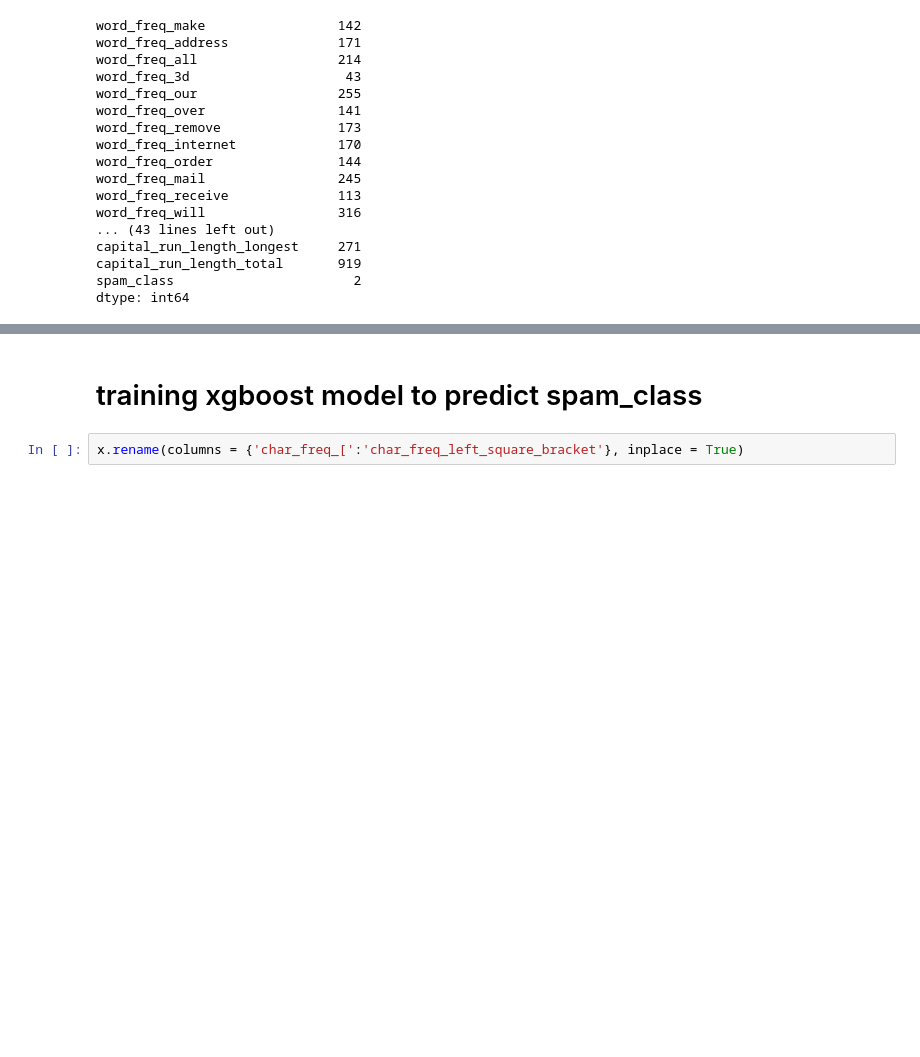
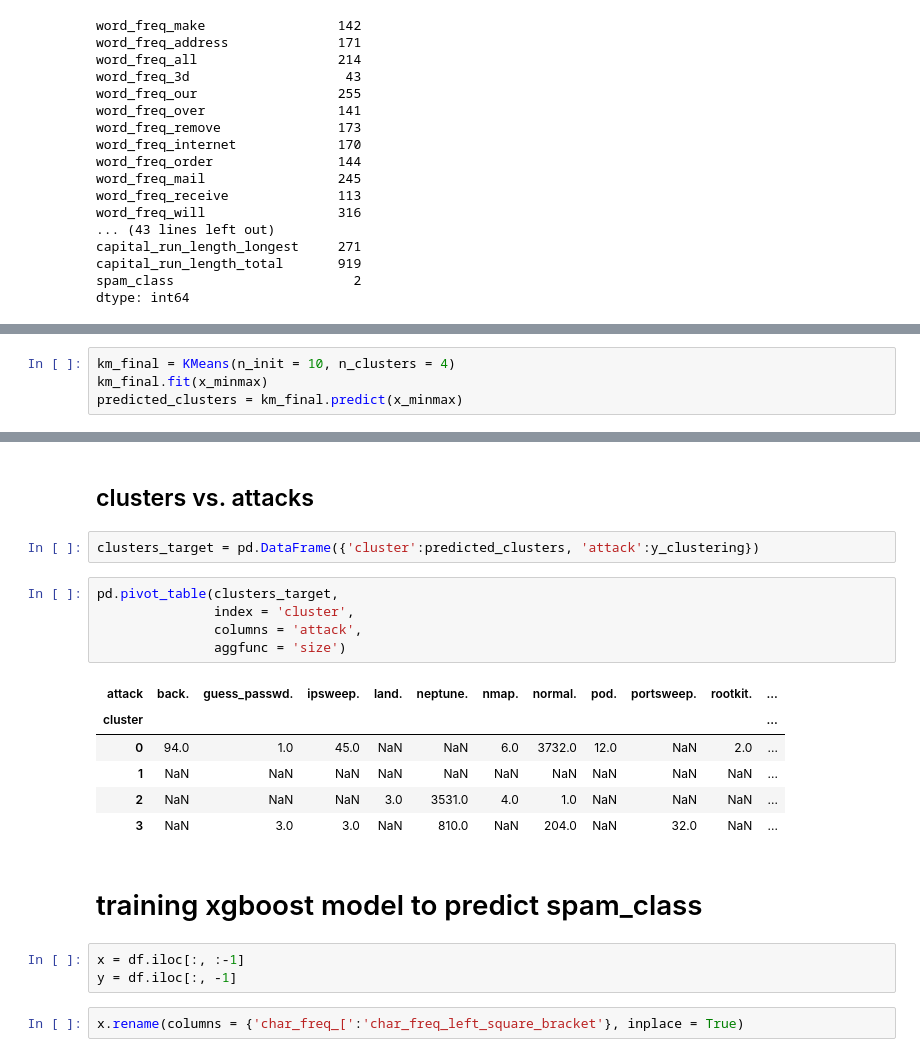
Before and after one commit to beac0n5/Jupyter-for-Everyone, a Jupyter notebook: module_09-machine_learning_in_jupyter/module_09.ipynb, the cells around one changed output, grey strips where cells are left out. Drawn from its saved outputs; the diff is of its cells as text; blank space fills up the shorter version.

```diff
--- a/module_09-machine_learning_in_jupyter/module_09.ipynb
+++ b/module_09-machine_learning_in_jupyter/module_09.ipynb
@@ -232,0 +294,4 @@ for i in range(2, max_clusters + 1):
+# %%
+km_final = KMeans(n_init = 10, n_clusters = 4)
+km_final.fit(x_minmax)
+predicted_clusters = km_final.predict(x_minmax)
@@ -233,5 +306,24 @@ for i in range(2, max_clusters + 1):
+# %% [markdown]
+## clusters vs. attacks
+# %%
+clusters_target = pd.DataFrame({'cluster':predicted_clusters, 'attack':y_clustering})
+# %%
+pd.pivot_table(clusters_target,
+               index = 'cluster',
+               columns = 'attack',
+               aggfunc = 'size')
+# %% [output]
+| attack | back. | guess_passwd. | ipsweep. | land. | neptune. | nmap. | normal. | pod. | portsweep. | rootkit. | ... |
+| cluster |  |  |  |  |  |  |  |  |  |  | ... |
+| 0 | 94.0 | 1.0 | 45.0 | NaN | NaN | 6.0 | 3732.0 | 12.0 | NaN | 2.0 | ... |
+| 1 | NaN | NaN | NaN | NaN | NaN | NaN | NaN | NaN | NaN | NaN | ... |
+| 2 | NaN | NaN | NaN | 3.0 | 3531.0 | 4.0 | 1.0 | NaN | NaN | NaN | ... |
+| 3 | NaN | 3.0 | 3.0 | NaN | 810.0 | NaN | 204.0 | NaN | 32.0 | NaN | ... |
 # %% [markdown]
 # training xgboost model to predict spam_class
+# %%
+x = df.iloc[:, :-1]
+y = df.iloc[:, -1]
 # %%
 x.rename(columns = {'char_freq_[':'char_freq_left_square_bracket'}, inplace = True)
 # %% [markdown]
```
Also changed, not shown: parts of 72 cells of this notebook.
